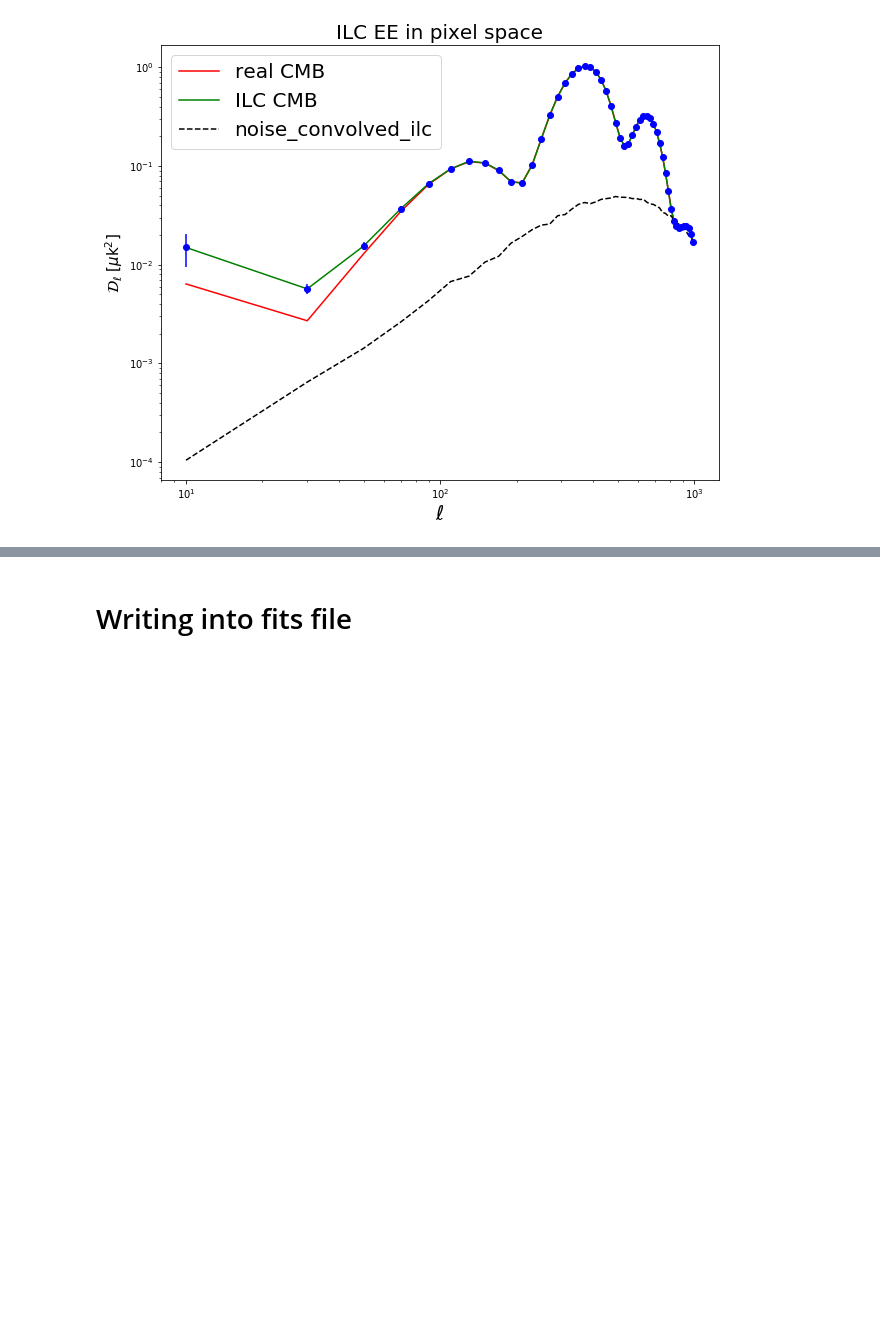
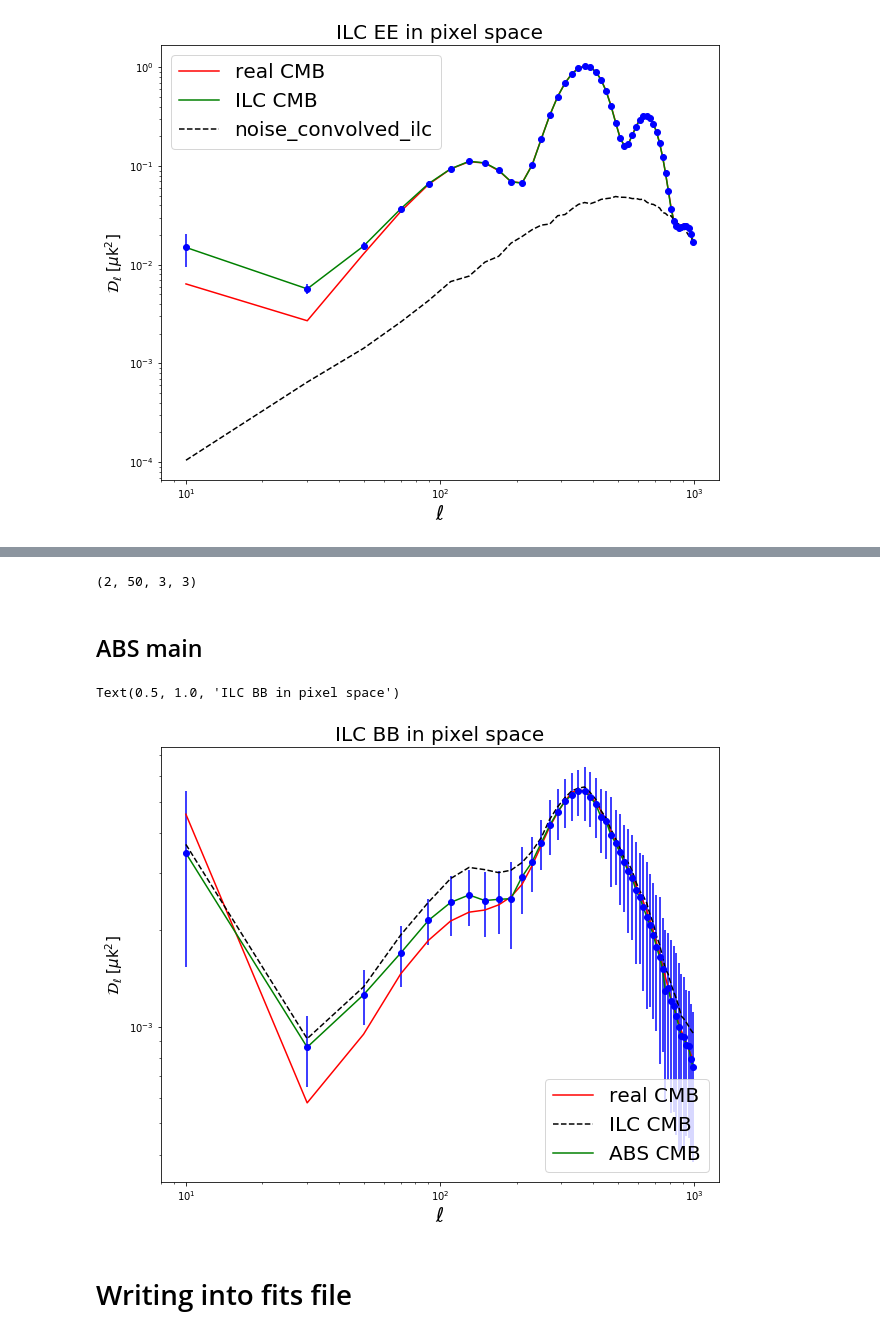
Before and after one commit to yaojian95/Ali_foreground, a Jupyter notebook: codes/Maps_for_USTC.ipynb, the cells around one changed output, grey strips where cells are left out. Drawn from its saved outputs; the diff is of its cells as text; code cells hidden in the pictures; blank space fills up the shorter version.

```diff
--- a/codes/Maps_for_USTC.ipynb
+++ b/codes/Maps_for_USTC.ipynb
@@ -214,6 +214,8 @@ for i in range(SamNum):
 ## ILC in harmonic space
 # %% [markdown]
 ### ILC implemented
+# %%
+Nf = 3
 # %%
 SamNum = 100 ## just one realization , or all the realizations.
 Cl_ilc = np.zeros((SamNum, Q)); itera = 1; mode = 1; Fore_cl= np.zeros((SamNum, Q)); sync_cl = np.zeros((SamNum, Q)); dust_cl = np.zeros((SamNum, Q))
@@ -474,0 +482,13 @@ plt.savefig('/home/jianyao/Ali_maps/results/0221_ILC_pixel/ILC_pixel_%s.jpg'%psn
+# %%
+noise_ps_i = np.load('/fnx/jianyao/ancillary_data/noise_ps/nl_deconv_masked_EB_0.npy')
+# %%
+nl_all_bin = np.ones((SamNum, 2, Q, 3, 3))
+for i in range(SamNum):
+    noise_ps_i = np.load('/fnx/jianyao/ancillary_data/noise_ps/nl_deconv_masked_EB_%s.npy'%i)
+    nl_all_bin[i, 0] = bin_l(noise_ps_i[0], lmax, Q); nl_all_bin[i, 1] = bin_l(noise_ps_i[1], lmax, Q)
+
+nl_bin_mean = np.mean(nl_all_bin, axis = 0); nl_bin_std = np.std(nl_all_bin, axis = 0)
+# %%
+nl_bin_std.shape
+# %% [output]
+(2, 50, 3, 3)
@@ -474,0 +497,2 @@ plt.savefig('/home/jianyao/Ali_maps/results/0221_ILC_pixel/ILC_pixel_%s.jpg'%psn
+# %% [markdown]
+## ABS main
@@ -475,3 +557,24 @@ plt.savefig('/home/jianyao/Ali_maps/results/0221_ILC_pixel/ILC_pixel_%s.jpg'%psn
+# %%
+fig1 = plt.figure(1, figsize=(10,8))
+# plt.axis('off')
+# frame1=fig1.add_axes((.1,.4,.8,.5)) # x0, y0, width, height
+plt.loglog(Ell, Ell*(Ell+1)/2/np.pi*cl_clean[mode], 'r-',label = 'real CMB')
+plt.loglog(Ell, Ell*(Ell+1)/2/np.pi*(cl_ilc_mean), 'k--', label = 'ILC CMB ')
+
+plt.loglog(Ell, Ell*(Ell+1)/2/np.pi*(D_B_mean), 'g-', label = 'ABS CMB')
+# plt.loglog(Ell, Ell*(Ell+1)/2/np.pi*nl_ilc_rs_mean, 'k--', label = 'noise_convolved_ilc')
+
+plt.errorbar(Ell,Ell*(Ell+1)*(D_B_mean)/2/np.pi, yerr = Ell*(Ell+1)/2/np.pi*D_B_std,fmt='bo',capthick = 0.1)
+# plt.errorbar(Ell,Ell*(Ell+1)*cl_ilc_mean/2/np.pi, yerr = Ell*(Ell+1)/2/np.pi*cl_ilc_std,fmt='yo',capthick = 0.1)
+
+
+plt.xlabel('$\ell$', fontsize = 20);
+plt.ylabel(r'$\mathcal{D}_{\ell}$ [$\mu$k$^2$]', fontsize = 15)
+plt.legend(fontsize = 20)
+plt.title('ILC %s in pixel space'%psn[mode], fontsize = 20)
+# %% [output]
+Text(0.5, 1.0, 'ILC BB in pixel space')
+[figure, added]
 # %% [markdown]
 # Writing into fits file
 # %%
```
Also changed, not shown: parts of 6 cells of this notebook.
